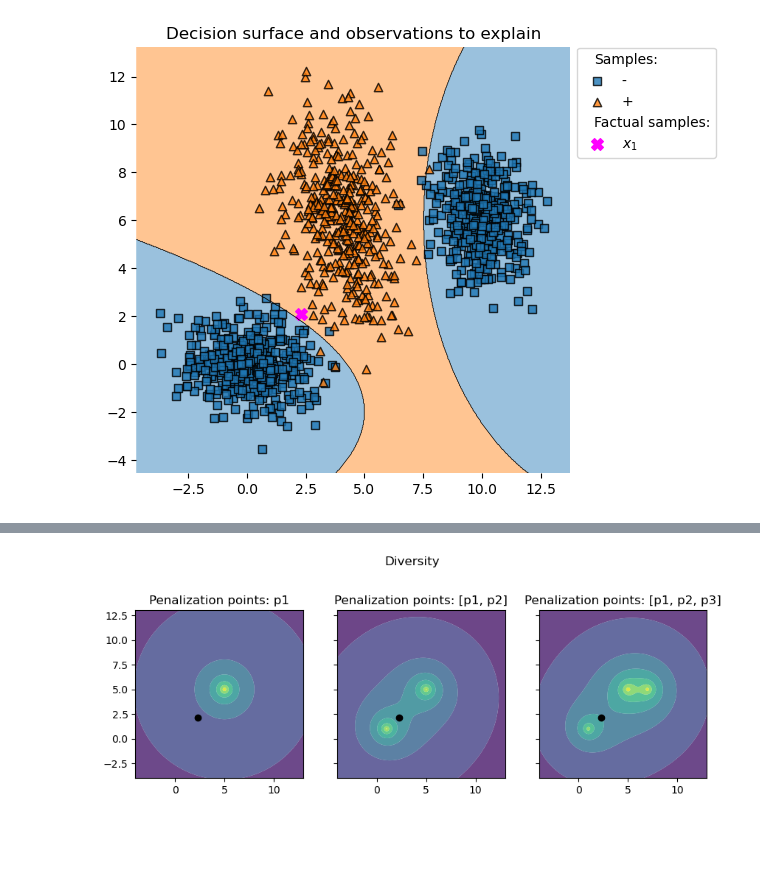
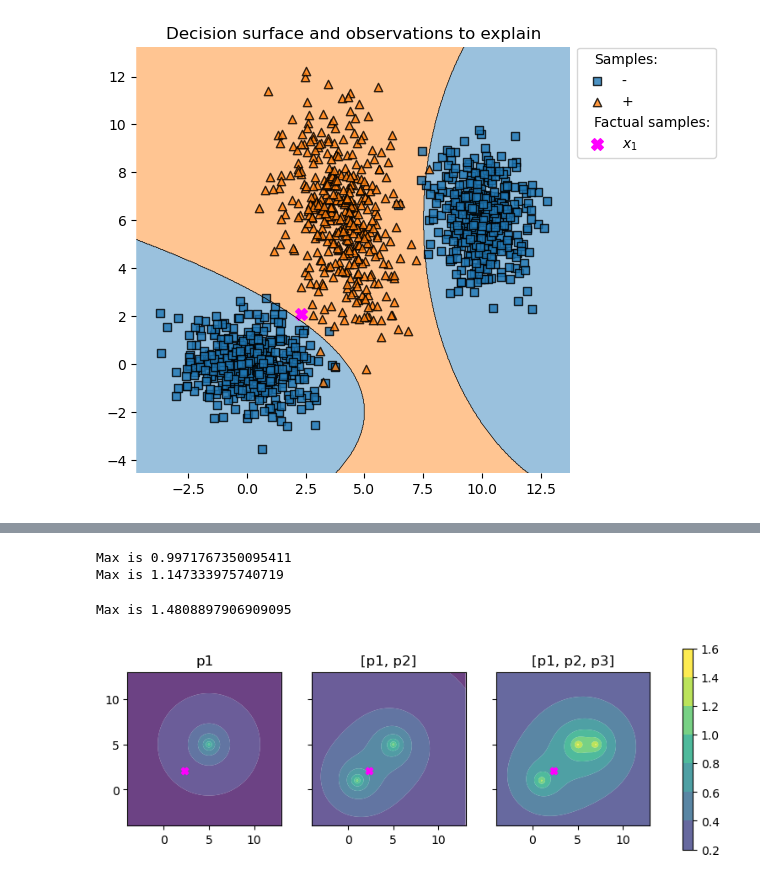
Before and after one commit to rrunix/phd_snippets, a Jupyter notebook: chapter_03.ipynb, the cells around one changed output, grey strips where cells are left out. Saved outputs shown, nothing was run; the diff lists cells and outputs as text; code cells hidden in the pictures; blank space fills up the shorter version.

```diff
--- a/chapter_03.ipynb
+++ b/chapter_03.ipynb
@@ -132,7 +133,7 @@ plt.savefig("imgs/decision_regions.png", dpi=600, bbox_inches='tight')
 # %% [output]
 [figure]
 # %%
-def plot_decision_boundary(bounds, f, points, ax, fig=None, max_radius=None):
+def plot_decision_boundary(bounds, f, points, ax, fig=None, max_radius=None, vmax=None):
     x_min, x_max = bounds[0]
     y_min, y_max = bounds[1]
     xx, yy = np.meshgrid(np.linspace(x_min, x_max, points),
@@ -145,16 +146,23 @@ def plot_decision_boundary(bounds, f, points, ax, fig=None, max_radius=None):
     if max_radius is not None:
         Z[Z >= max_radius] = np.nan
 
+    print(f"Max is {np.nanmax(Z)}")
+
+    if vmax is not None:
+        normalizer = Normalize(0, vmax)
+    else:
+        normalizer = None
+
     # Plot the decision boundary
-    cf = ax.contourf(xx, yy, Z, alpha=0.8, linewidths = 0.5, antialiased =  True)
+    cf = ax.contourf(xx, yy, Z, alpha=0.8, linewidths = 0.5, antialiased =  True, norm=normalizer)
 
     if max_radius is not None:
         z_in = np.zeros_like(Z)
         z_in[np.isnan(Z)] = 1
-        ax.contourf(xx, yy, z_in, 3, hatches=['', '/'],  alpha=0.1, colors='none')
+        ax.contourf(xx, yy, z_in, 3, hatches=['', '/'],  alpha=0.1, colors='none', norm=normalizer)
 
 
-    return ax
+    return ax, cf
 # %%
 fig, (ax1) = plt.subplots(1, 1, sharey=True, subplot_kw={'aspect': 1})
 ax1.set_box_aspect(1)
@@ -202,47 +212,52 @@ def penalization_function(base, points, penalization_f=penalization):
 
     def impl(X):
         acc = 0
         for point in points:
-            acc += penalization_f(base, point.reshape(1, -1)).ravel() + penalization(X, point)
+            acc += penalization(X, point)
 
         return acc
 
     return impl
 
 
 fig, (ax1, ax2, ax3) = plt.subplots(1, 3, figsize=(10, 3.1), sharey=True, subplot_kw={'aspect': 1})
 ax1.set_box_aspect(1)
 ax2.set_box_aspect(1)
 ax3.set_box_aspect(1)
 
 
 penalization_points = np.array([[5, 5], [1, 1], [7, 5]])
 
 diversity_plot_1_function = penalization_function(point[0, :], penalization_points[[0], :])
 diversity_plot_2_function = penalization_function(point[1, :], penalization_points[[0, 1], :])
 diversity_plot_3_function = penalization_function(point[2, :], penalization_points[[0, 1, 2], :])
 
-plot_decision_boundary([[-4, 13], [-4, 13]], diversity_plot_1_function, 1000, ax=ax1)
-plot_decision_boundary([[-4, 13], [-4, 13]], diversity_plot_2_function, 1000, ax=ax2)
-plot_decision_boundary([[-4, 13], [-4, 13]], diversity_plot_3_function, 1000, ax=ax3)
+vmax=1.49
+
+_, _ = plot_decision_boundary([[-4, 13], [-4, 13]], diversity_plot_1_function, 1000, ax=ax1, vmax=vmax)
+_ , _ = plot_decision_boundary([[-4, 13], [-4, 13]], diversity_plot_2_function, 1000, ax=ax2, vmax=vmax)
+_ , cf = plot_decision_boundary([[-4, 13], [-4, 13]], diversity_plot_3_function, 1000, ax=ax3, vmax=vmax)
 
 
-ax1.set_title("Penalization points: p1")
-ax1.scatter(point[0, 0], point[0, 1], c='black')
+ax1.set_title("p1")
+ax1.scatter(point[0, 0], point[0, 1], marker=factual_markers[0], c=factual_colours[0])
 
-ax2.set_title("Penalization points: [p1, p2]")
-ax2.scatter(point[0, 0], point[0, 1], c='black')
+ax2.set_title("[p1, p2]")
+ax2.scatter(point[0, 0], point[0, 1], marker=factual_markers[0], c=factual_colours[0])
 
-ax3.set_title("Penalization points: [p1, p2, p3]")
-ax3.scatter(point[0, 0], point[0, 1], c='black')
+ax3.set_title("[p1, p2, p3]")
+ax3.scatter(point[0, 0], point[0, 1], marker=factual_markers[0], c=factual_colours[0])
 
-fig.suptitle("Diversity", y=1.1)
+#fig.suptitle("Diversity", y=1.1)
+
+fig.colorbar(cf, ax=[ax1, ax2, ax3])
 
 fig.savefig("imgs/diversity_function.png", dpi=600)
-
-fig.tight_layout()
 # %% [output]
+Max is 0.9971767350095411
+Max is 1.147333975740719
+Max is 1.4808897906909095
-[figure, old version]
+[figure, new version]
 # %%
 distance_function = lambda x, y: np.linalg.norm(x - y, axis=1, ord=1)
 
```
Also changed, not shown: parts of 6 cells of this notebook, 9 other files.
